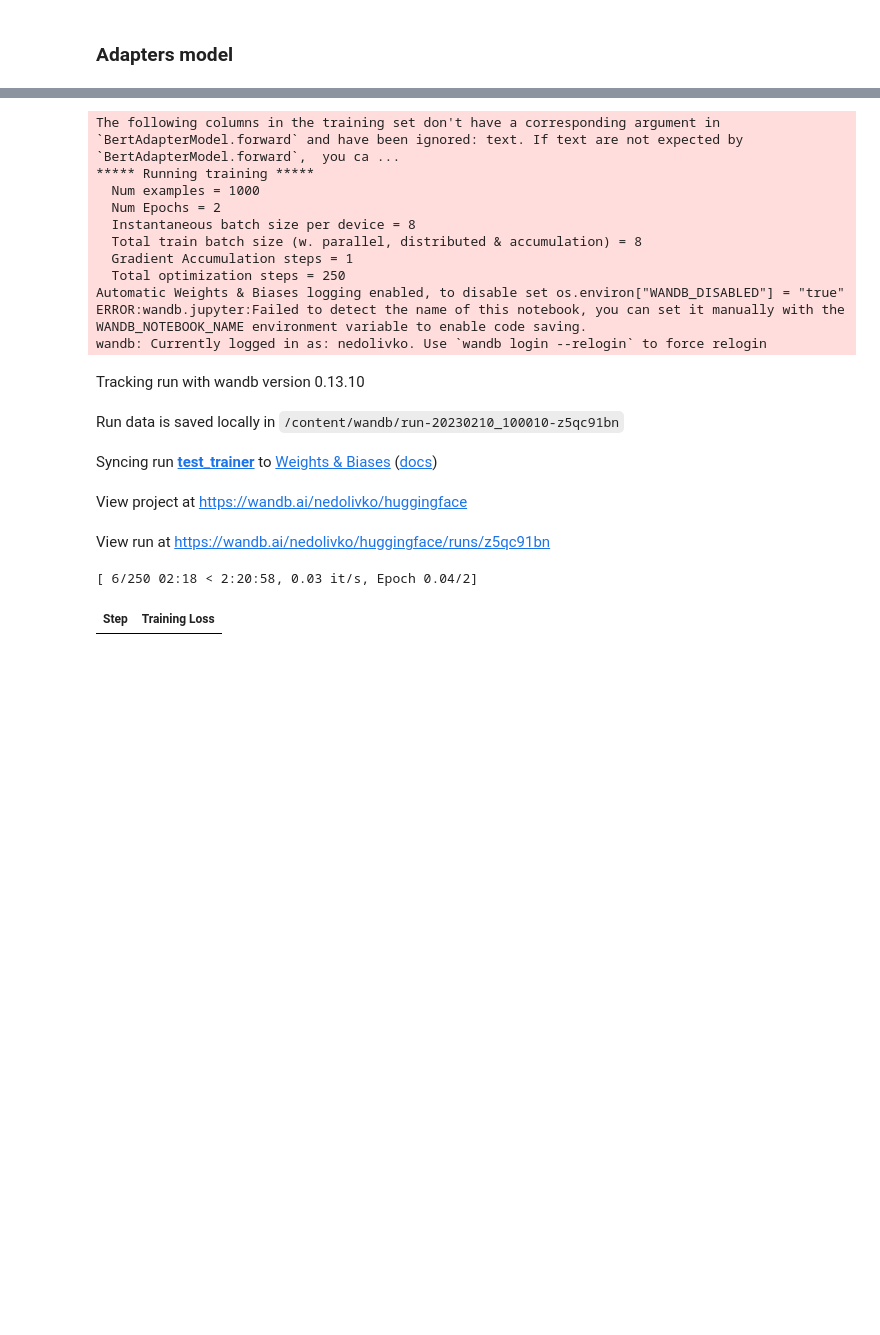
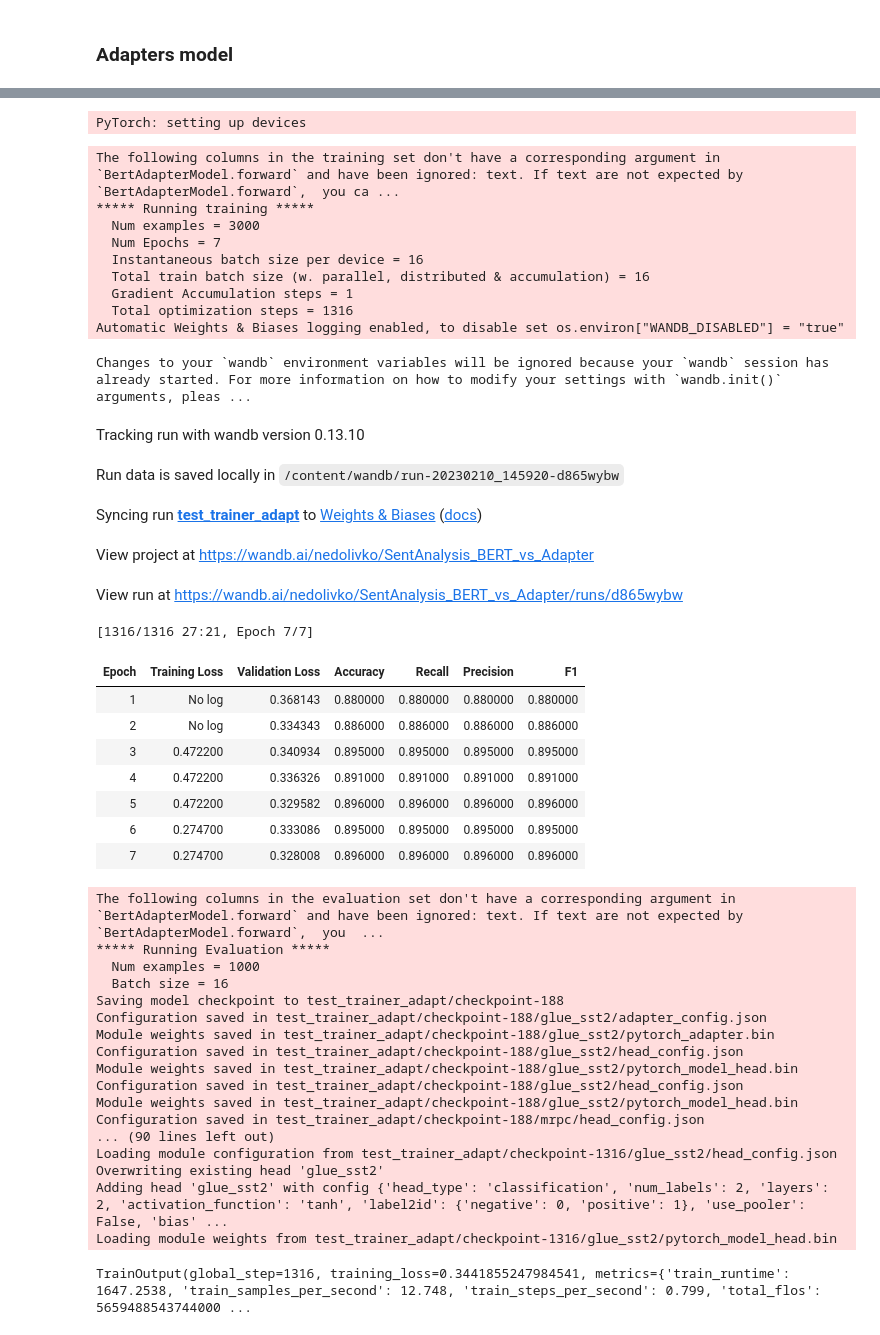
Before and after one commit to Nedolivko/active_learning_with_adapter, a Jupyter notebook: notebooks/SentAnalysis_BERT_vs_Adapter.ipynb, the cells around one changed output, grey strips where cells are left out. Cells and saved outputs as stored; diff of their text form; code cells hidden in the pictures; blank space fills up the shorter version.

Commit message:
Final file with BERT and Adapters
Signed-off-by: Alex Nedolivko <nedolivko@gmail.com>

```diff
--- a/notebooks/SentAnalysis_BERT_vs_Adapter.ipynb
+++ b/notebooks/SentAnalysis_BERT_vs_Adapter.ipynb
@@ -119,5 +121,5 @@ Even better, the results are automatically cached by the Datasets library to avo
 
 Note that we passed batched=True to encode the texts by batches together. This is to leverage the full benefit of the fast tokenizer we loaded earlier, which will use multi-threading to treat the texts in a batch concurrently.
 # %%
-small_train_dataset = tokenized_datasets["train"].shuffle(seed=42).select(range(1000))
+small_train_dataset = tokenized_datasets["train"].shuffle(seed=42).select(range(3000))
 small_eval_dataset = tokenized_datasets["test"].shuffle(seed=42).select(range(1000))
@@ -263,37 +346,68 @@ model_adapt.add_classification_head("mrpc", num_labels=5)
 model_adapt.train_adapter(adapter_name)
 # %%
 training_args =  TrainingArguments(
-    output_dir="test_trainer",
-    learning_rate=1e-4,
-    num_train_epochs=2,
+    output_dir="test_trainer_adapt",
+    evaluation_strategy="epoch",
+    save_strategy ="epoch",
+    optim="adamw_torch",
+    per_device_train_batch_size=batch_size,
+    per_device_eval_batch_size=batch_size,
+    num_train_epochs=7,
+    load_best_model_at_end=True,
+    report_to="wandb",
 )
 
-trainer = AdapterTrainer(
+trainer_adapt = AdapterTrainer(
         model=model_adapt,
         args=training_args,
         train_dataset=small_train_dataset,
         eval_dataset=small_eval_dataset,
-        tokenizer=tokenizer,
         compute_metrics=compute_metrics,
-    )
+)
+# %% [output]
+PyTorch: setting up devices
 # %%
-trainer.train()
+trainer_adapt.train()
 # %% [output]
 The following columns in the training set don't have a corresponding argument in `BertAdapterModel.forward` and have been ignored: text. If text are not expected by `BertAdapterModel.forward`,  you ca ...
 ***** Running training *****
-  Num examples = 1000
-  Num Epochs = 2
-  Instantaneous batch size per device = 8
-  Total train batch size (w. parallel, distributed & accumulation) = 8
+  Num examples = 3000
+  Num Epochs = 7
+  Instantaneous batch size per device = 16
+  Total train batch size (w. parallel, distributed & accumulation) = 16
   Gradient Accumulation steps = 1
-  Total optimization steps = 250
+  Total optimization steps = 1316
 Automatic Weights & Biases logging enabled, to disable set os.environ["WANDB_DISABLED"] = "true"
-ERROR:wandb.jupyter:Failed to detect the name of this notebook, you can set it manually with the WANDB_NOTEBOOK_NAME environment variable to enable code saving.
-wandb: Currently logged in as: nedolivko. Use `wandb login --relogin` to force relogin
+Changes to your `wandb` environment variables will be ignored because your `wandb` session has already started. For more information on how to modify your settings with `wandb.init()` arguments, pleas ...
 Tracking run with wandb version 0.13.10
-Run data is saved locally in /content/wandb/run-20230210_100010-z5qc91bn
+Run data is saved locally in /content/wandb/run-20230210_145920-d865wybw
-Syncing run test_trainer to Weights & Biases (docs)
+Syncing run test_trainer_adapt to Weights & Biases (docs)
-View project at https://wandb.ai/nedolivko/huggingface
+View project at https://wandb.ai/nedolivko/SentAnalysis_BERT_vs_Adapter
-View run at https://wandb.ai/nedolivko/huggingface/runs/z5qc91bn
+View run at https://wandb.ai/nedolivko/SentAnalysis_BERT_vs_Adapter/runs/d865wybw
-[ 6/250 02:18 < 2:20:58, 0.03 it/s, Epoch 0.04/2]
+[1316/1316 27:21, Epoch 7/7]
-| Step | Training Loss |
+| Epoch | Training Loss | Validation Loss | Accuracy | Recall | Precision | F1 |
+| 1 | No log | 0.368143 | 0.880000 | 0.880000 | 0.880000 | 0.880000 |
+| 2 | No log | 0.334343 | 0.886000 | 0.886000 | 0.886000 | 0.886000 |
+| 3 | 0.472200 | 0.340934 | 0.895000 | 0.895000 | 0.895000 | 0.895000 |
+| 4 | 0.472200 | 0.336326 | 0.891000 | 0.891000 | 0.891000 | 0.891000 |
+| 5 | 0.472200 | 0.329582 | 0.896000 | 0.896000 | 0.896000 | 0.896000 |
+| 6 | 0.274700 | 0.333086 | 0.895000 | 0.895000 | 0.895000 | 0.895000 |
+| 7 | 0.274700 | 0.328008 | 0.896000 | 0.896000 | 0.896000 | 0.896000 |
+The following columns in the evaluation set don't have a corresponding argument in `BertAdapterModel.forward` and have been ignored: text. If text are not expected by `BertAdapterModel.forward`,  you  ...
+***** Running Evaluation *****
+  Num examples = 1000
+  Batch size = 16
+Saving model checkpoint to test_trainer_adapt/checkpoint-188
+Configuration saved in test_trainer_adapt/checkpoint-188/glue_sst2/adapter_config.json
+Module weights saved in test_trainer_adapt/checkpoint-188/glue_sst2/pytorch_adapter.bin
+Configuration saved in test_trainer_adapt/checkpoint-188/glue_sst2/head_config.json
+Module weights saved in test_trainer_adapt/checkpoint-188/glue_sst2/pytorch_model_head.bin
+Configuration saved in test_trainer_adapt/checkpoint-188/glue_sst2/head_config.json
+Module weights saved in test_trainer_adapt/checkpoint-188/glue_sst2/pytorch_model_head.bin
+Configuration saved in test_trainer_adapt/checkpoint-188/mrpc/head_config.json
+... (90 lines left out)
+Loading module configuration from test_trainer_adapt/checkpoint-1316/glue_sst2/head_config.json
+Overwriting existing head 'glue_sst2'
+Adding head 'glue_sst2' with config {'head_type': 'classification', 'num_labels': 2, 'layers': 2, 'activation_function': 'tanh', 'label2id': {'negative': 0, 'positive': 1}, 'use_pooler': False, 'bias' ...
+Loading module weights from test_trainer_adapt/checkpoint-1316/glue_sst2/pytorch_model_head.bin
+TrainOutput(global_step=1316, training_loss=0.3441855247984541, metrics={'train_runtime': 1647.2538, 'train_samples_per_second': 12.748, 'train_steps_per_second': 0.799, 'total_flos': 5659488543744000 ...
```
Also changed, not shown: parts of 19 cells of this notebook.
